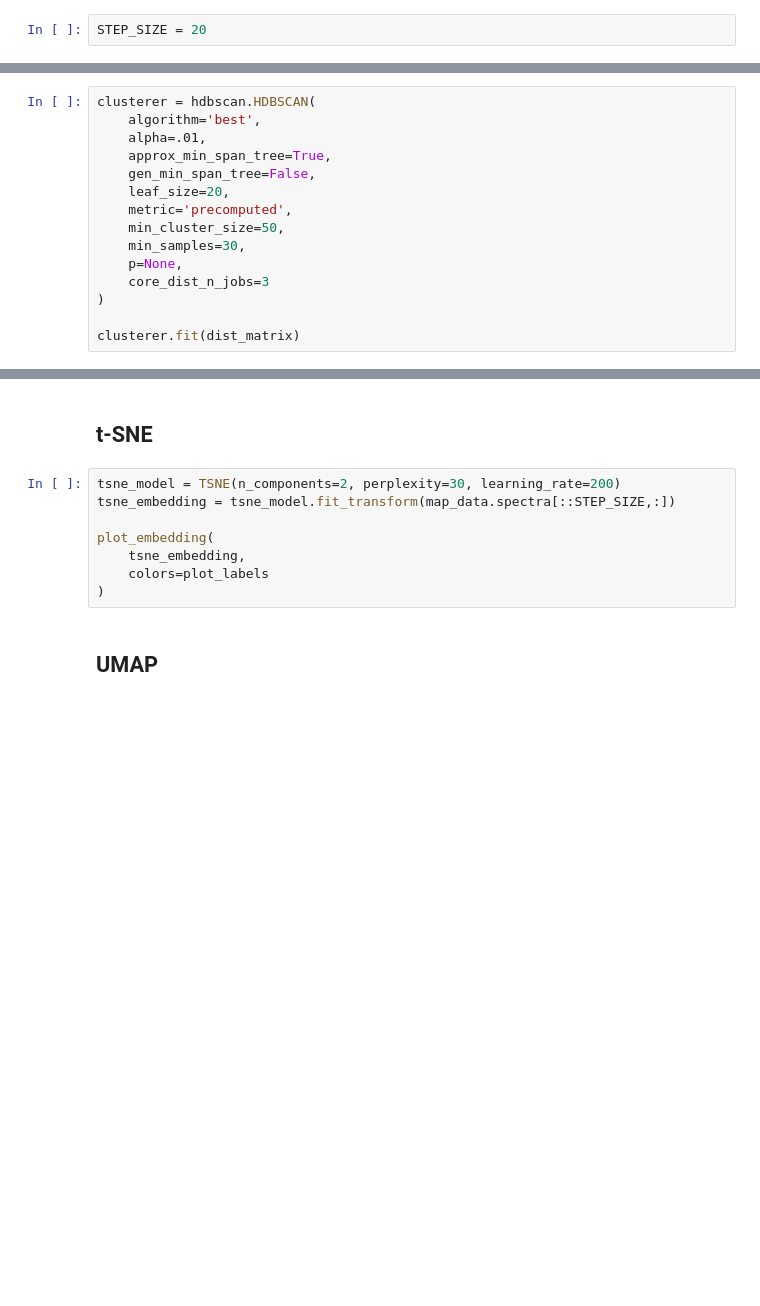
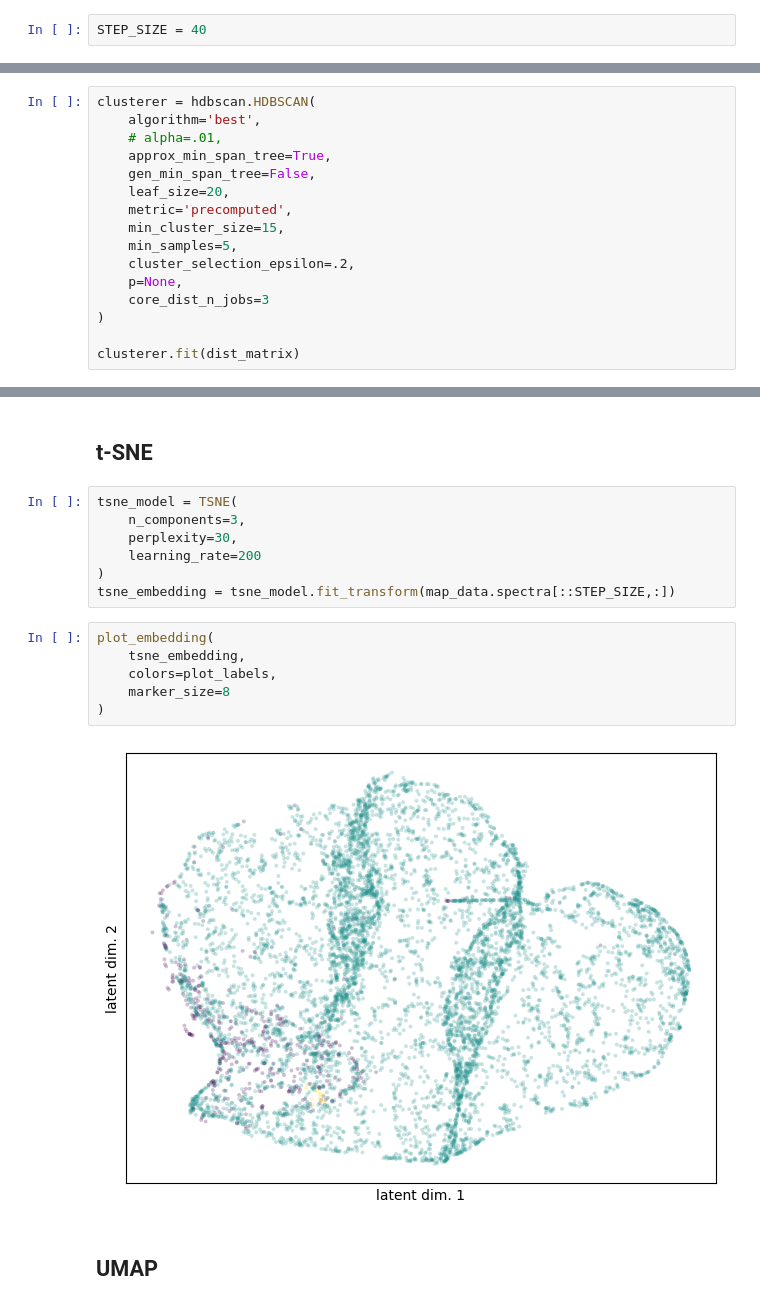
Before and after one commit to ekepes112/libs_segmentation, a Jupyter notebook: notebooks/EXP_fullSpectralClustering.ipynb, the cells around one changed output, grey strips where cells are left out. Cells and saved outputs as stored; diff of their text form; blank space fills up the shorter version.

Commit message:
functionality(EXP_fullSpectralClustering.ipynb): plot_embedding changed so that it plots combinations of embedding dimensions if there are > 2 embeddings

```diff
--- a/notebooks/EXP_fullSpectralClustering.ipynb
+++ b/notebooks/EXP_fullSpectralClustering.ipynb
@@ -113,7 +110,7 @@ fig.savefig('./temp/line_intensity_map.png')
 # %% [markdown]
 # Full-spectral clustering
 # %%
-STEP_SIZE = 20
+STEP_SIZE = 40
 # %% [markdown]
 ## HDBSCAN
 # %%
@@ -122,13 +119,14 @@ dist_matrix = dist_matrix.astype(np.float64)
 # %%
 clusterer = hdbscan.HDBSCAN(
     algorithm='best',
-    alpha=.01,
+    # alpha=.01,
     approx_min_span_tree=True,
     gen_min_span_tree=False,
     leaf_size=20,
     metric='precomputed',
-    min_cluster_size=50,
-    min_samples=30,
+    min_cluster_size=15,
+    min_samples=5,
+    cluster_selection_epsilon=.2,
     p=None,
     core_dist_n_jobs=3
 )
@@ -170,13 +176,20 @@ plot_embedding(
 # %% [markdown]
 ## t-SNE
 # %%
-tsne_model = TSNE(n_components=2, perplexity=30, learning_rate=200)
+tsne_model = TSNE(
+    n_components=3,
+    perplexity=30,
+    learning_rate=200
+)
 tsne_embedding = tsne_model.fit_transform(map_data.spectra[::STEP_SIZE,:])
-
-plot_embedding(
-    tsne_embedding,
-    colors=plot_labels
-)
+# %%
+plot_embedding(
+    tsne_embedding,
+    colors=plot_labels,
+    marker_size=8
+)
+# %% [output]
+[figure, added]
 # %% [markdown]
 ## UMAP
 # %%
```
Also changed, not shown: parts of 15 cells of this notebook, 1 other file.
